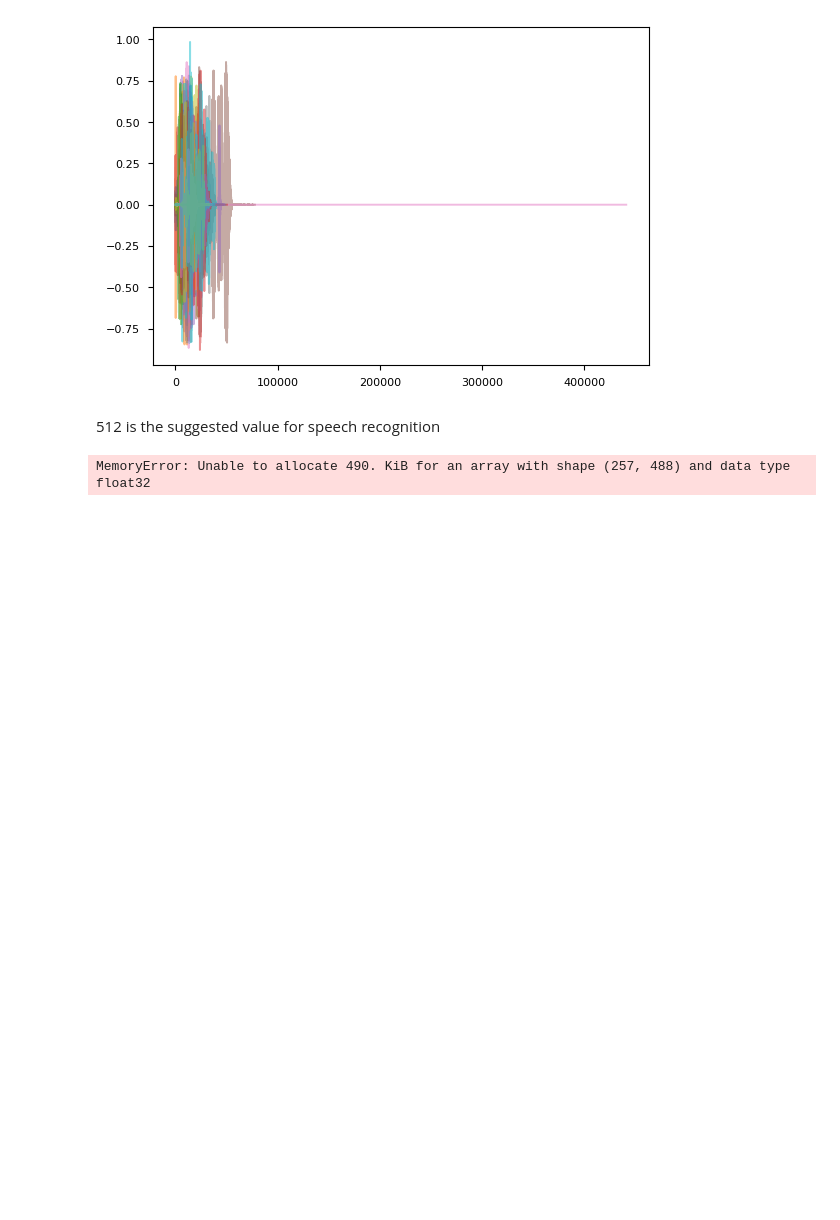
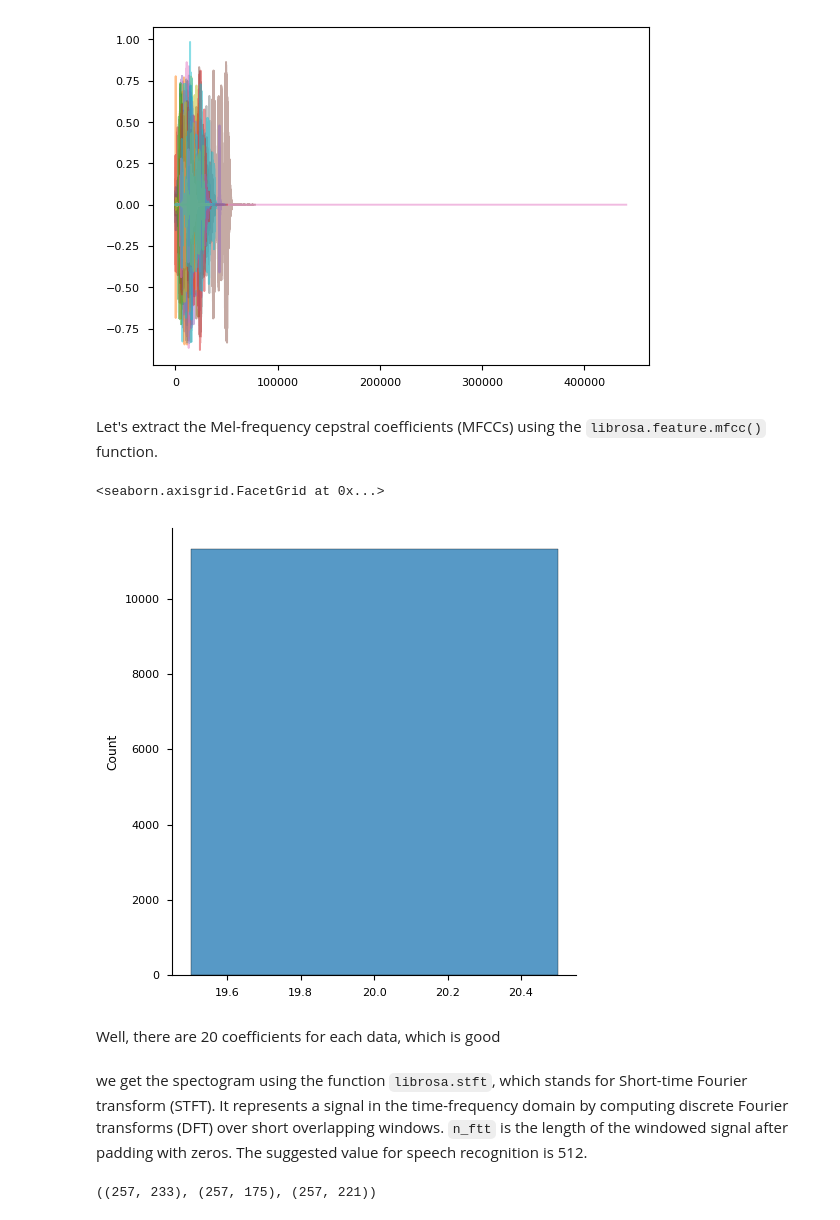
Before and after one commit to Ruglio/DSL-project, a Jupyter notebook: python/code.ipynb, the cells around one changed output. Cells and saved outputs as stored; diff of their text form; code cells hidden in the pictures; blank space fills up the shorter version.

```diff
--- a/python/code.ipynb
+++ b/python/code.ipynb
@@ -169,6 +171,19 @@ plot_audio_samples(df_dev["data"], df_dev["rate"][0])
 # %% [output]
 <AxesSubplot: >
 [figure]
-# %% [markdown]
-512 is the suggested value for speech recognition
+# %% [markdown]
+Let's extract the Mel-frequency cepstral coefficients (MFCCs) using the `librosa.feature.mfcc()` function.
+# %%
+mfccs = [librosa.feature.mfcc(y=data, sr=rate) for data, rate in zip(df["data"], df["rate"])]
+# %%
+displot([len(mfcc) for mfcc in mfccs])
+# %% [output]
+<seaborn.axisgrid.FacetGrid at 0x...>
+[figure, added]
+# %% [markdown]
+Well, there are 20 coefficients for each data, which is good
+# %% [markdown]
+we get the spectogram using the function `librosa.stft`, which stands for Short-time Fourier transform (STFT).
+It represents a signal in the time-frequency domain by computing discrete Fourier transforms (DFT) over short overlapping windows.
+`n_ftt` is the length of the windowed signal after padding with zeros. The suggested value for speech recognition is 512.
 # %%
@@ -177,5 +190,0 @@ df["spectogram"] = spectograms
-# %%
-db_spectograms = [librosa.amplitude_to_db(abs(spec)) for spec in df["spectogram"]]
-df["data_db"] = db_spectograms
-# %% [output]
-MemoryError: Unable to allocate 490. KiB for an array with shape (257, 488) and data type float32
@@ -184,0 +191,4 @@ plt.colorbar()
+# %%
+spects[0].shape, spects[1].shape, spects[3].shape
+# %% [output]
+((257, 233), (257, 175), (257, 221))
```
Also changed, not shown: parts of 15 cells of this notebook.
